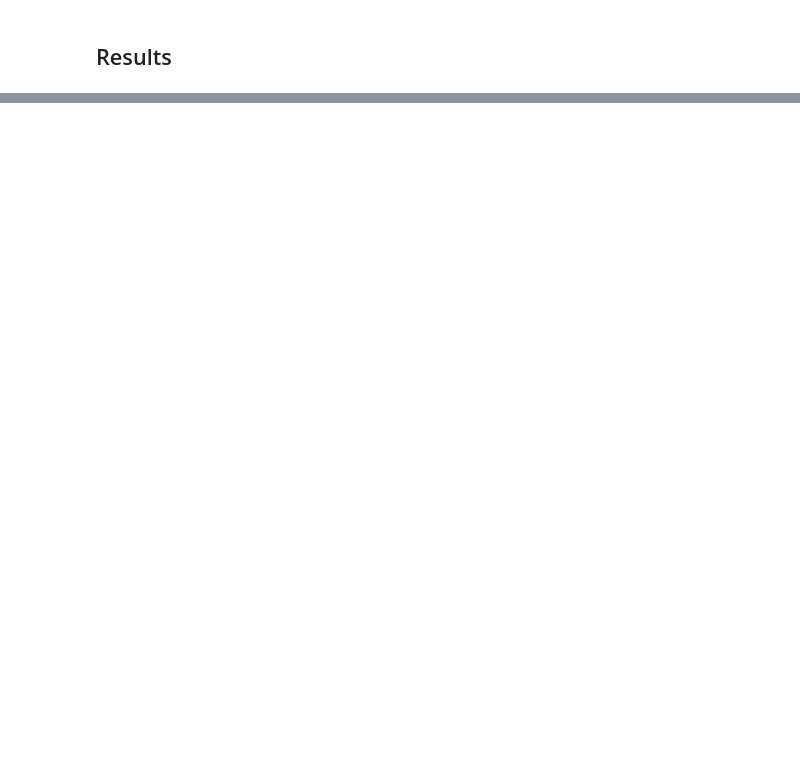
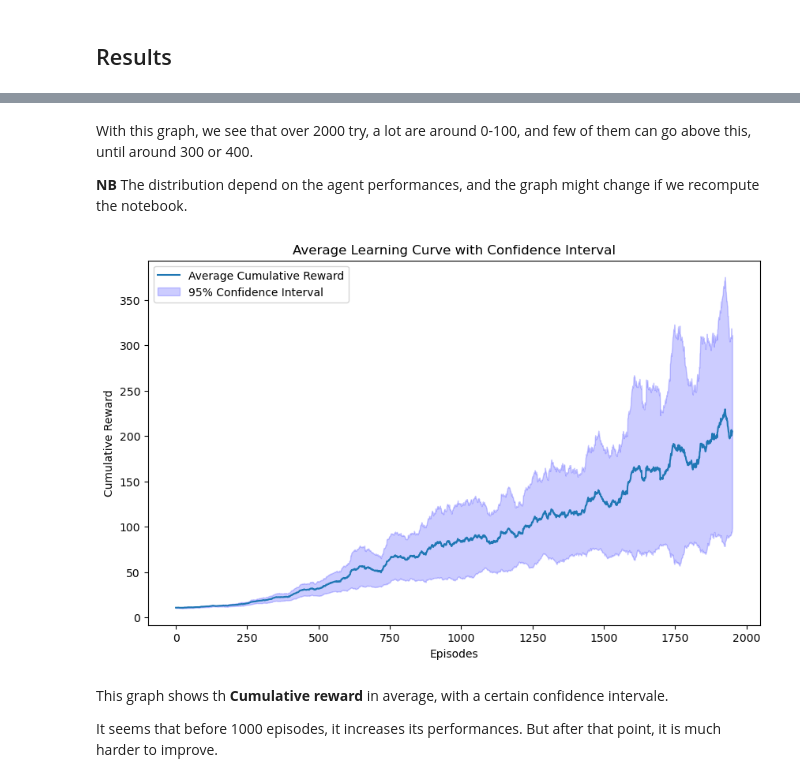
Before and after one commit to L4ncelin/FlappyBird_Reinforcement_Learning, a Jupyter notebook: Main_FlappyBird_Sarsa.ipynb, the cells around one changed output, grey strips where cells are left out. Cells and saved outputs as stored; diff of their text form; code cells hidden in the pictures; blank space fills up the shorter version.

```diff
--- a/Main_FlappyBird_Sarsa.ipynb
+++ b/Main_FlappyBird_Sarsa.ipynb
@@ -102,0 +117,12 @@ plt.show()
+# %% [markdown]
+With this graph, we see that over 2000 try, a lot are around 0-100, and few of them can go above this, until around 300 or 400.
+
+**NB** The distribution depend on the agent performances, and the graph might change if we recompute the notebook.
+# %%
+plot_confidence_interval(agent_type="sarsa")
+# %% [output]
+[figure, added]
+# %% [markdown]
+This graph shows th **Cumulative reward** in average, with a certain confidence intervale.
+
+It seems that before 1000 episodes, it increases its performances. But after that point, it is much harder to improve.
```
Also changed, not shown: parts of 7 cells of this notebook, 2 other files.
